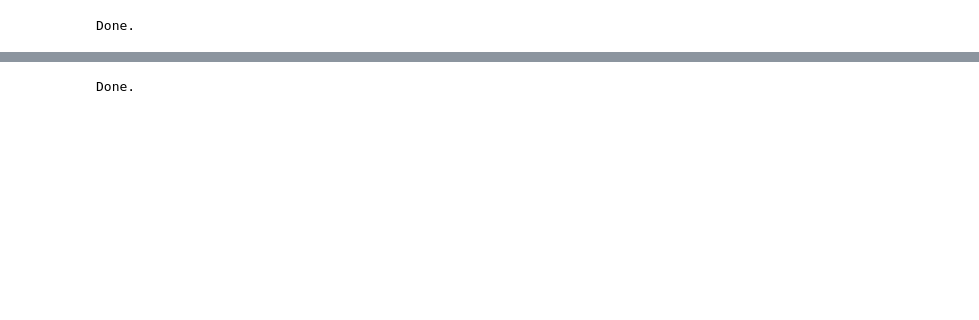
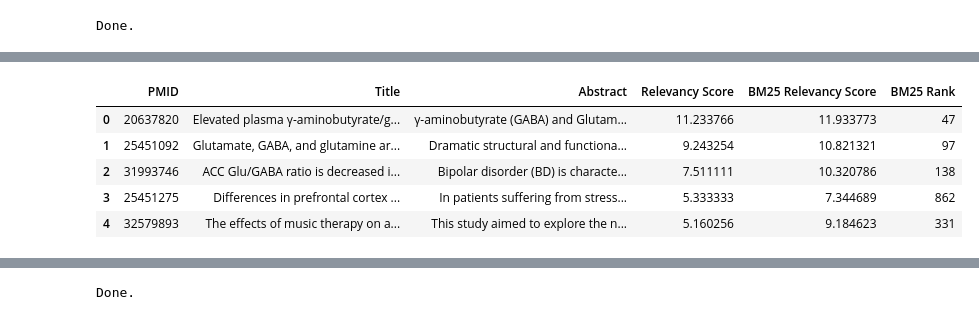
Before and after one commit to DanielTatem11/IR-IEPipelineForBioMedResearch, a Jupyter notebook: SimplifiedRetrievalPipeline.ipynb, the cells around one changed output, grey strips where cells are left out. Saved outputs shown, nothing was run; the diff lists cells and outputs as text; code cells hidden in the pictures; blank space fills up the shorter version.

```diff
--- a/SimplifiedRetrievalPipeline.ipynb
+++ b/SimplifiedRetrievalPipeline.ipynb
@@ -793,6 +722,8 @@ Text(0, 0.5, 'Log Frequency')
 #needed for merge
 prerankings[prerankings.index.name] = prerankings.index
 prerankings["Comention Score Rank"]= prerankings[prerankings.index.name]
+bmrankings[bmrankings.index.name] = bmrankings.index
+bmrankings["BM25 Rank"]= bmrankings[bmrankings.index.name]
 print("Done.")
 # %% [output]
 Done.
@@ -839,0 +757,18 @@ bm_comparison.head()
+# %%
+rankings_merged = pd.merge(left = prerankings, right = bmrankings, left_on = "PMID", right_on ="PMID")
+rankings_mergedtop15 = rankings_merged.iloc[:15]
+
+rankings_mergedtop15.head()
+
+comention_comparison =  rankings_mergedtop15.filter(['PMID','Title_x','Abstract_x', 'Relevancy Score','BM25 Relevancy Score', 'BM25 Rank'], axis=1)
+comention_comparison.head()
+
+comention_comparison.rename(columns={"Title_x": "Title", "Abstract_x": "Abstract","Comention Relevancy Score":"Relevancy Score"}, inplace = True)
+comention_comparison.head()
+# %% [output]
+|  | PMID | Title | Abstract | Relevancy Score | BM25 Relevancy Score | BM25 Rank |
+| 0 | 20637820 | Elevated plasma γ-aminobutyrate/g... | γ-aminobutyrate (GABA) and Glutam... | 11.233766 | 11.933773 | 47 |
+| 1 | 25451092 | Glutamate, GABA, and glutamine ar... | Dramatic structural and functiona... | 9.243254 | 10.821321 | 97 |
+| 2 | 31993746 | ACC Glu/GABA ratio is decreased i... | Bipolar disorder (BD) is characte... | 7.511111 | 10.320786 | 138 |
+| 3 | 25451275 | Differences in prefrontal cortex ... | In patients suffering from stress... | 5.333333 | 7.344689 | 862 |
+| 4 | 32579893 | The effects of music therapy on a... | This study aimed to explore the n... | 5.160256 | 9.184623 | 331 |
```
Also changed, not shown: parts of 27 cells of this notebook.
